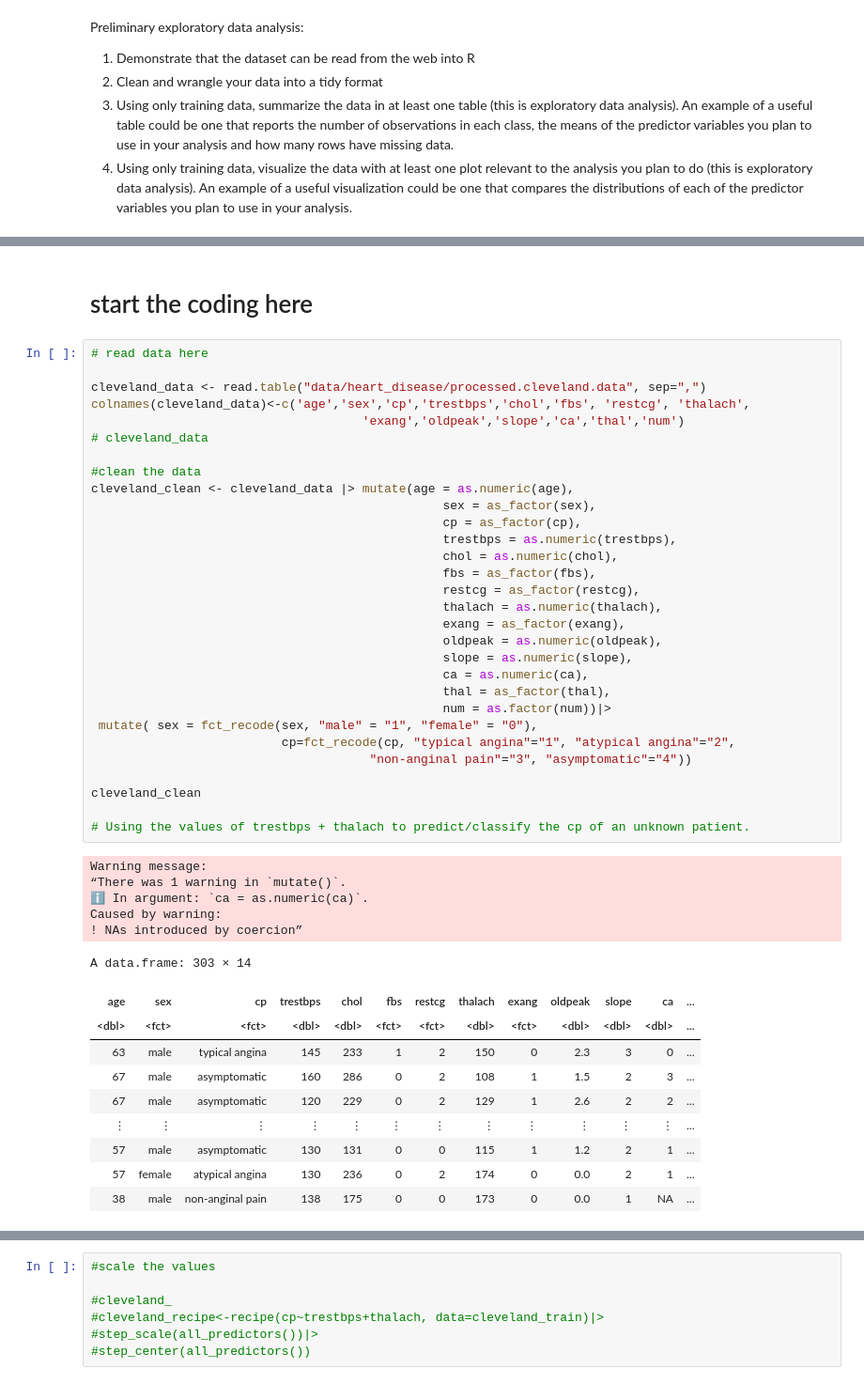
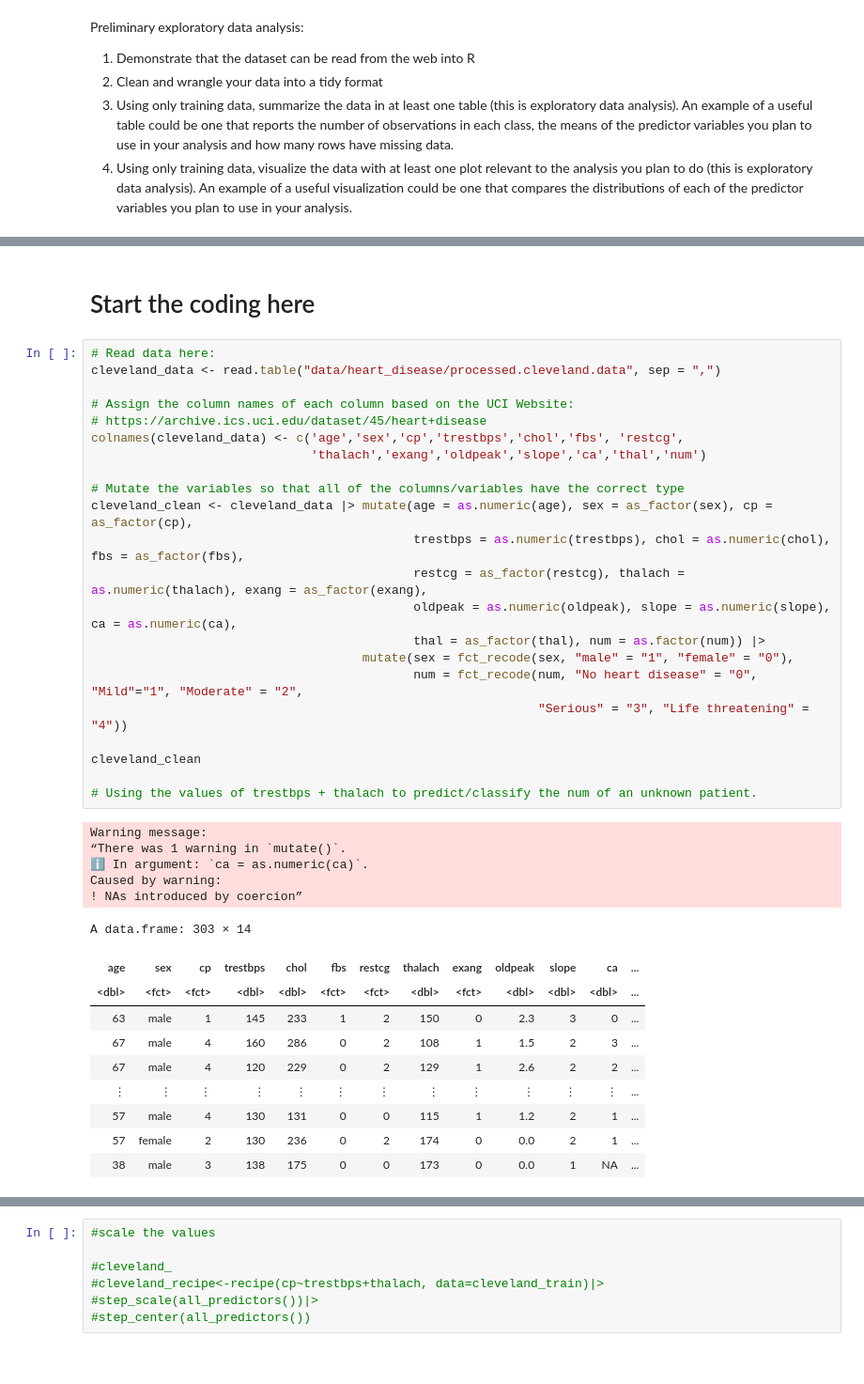
Before and after one commit to VivianFung2005/DSCI-100-s1-project-2024, a Jupyter notebook: project_proposal.ipynb, the cells around one changed output, grey strips where cells are left out. Shown at 94% size. Drawn from its saved outputs; the diff is of its cells as text.

```diff
--- a/project_proposal.ipynb
+++ b/project_proposal.ipynb
@@ -55,50 +64,42 @@ Warning message:
 # %% [markdown]
-# start the coding here
+# Start the coding here
 # %%
-# read data here
+# Read data here:
+cleveland_data <- read.table("data/heart_disease/processed.cleveland.data", sep = ",")
 
-cleveland_data <- read.table("data/heart_disease/processed.cleveland.data", sep=",")
-colnames(cleveland_data)<-c('age','sex','cp','trestbps','chol','fbs', 'restcg', 'thalach',
-                                     'exang','oldpeak','slope','ca','thal','num')
-# cleveland_data
+# Assign the column names of each column based on the UCI Website:
+# https://archive.ics.uci.edu/dataset/45/heart+disease
+colnames(cleveland_data) <- c('age','sex','cp','trestbps','chol','fbs', 'restcg',
+                              'thalach','exang','oldpeak','slope','ca','thal','num')
 
-#clean the data
-cleveland_clean <- cleveland_data |> mutate(age = as.numeric(age),
-                                                sex = as_factor(sex),
-                                                cp = as_factor(cp),
-                                                trestbps = as.numeric(trestbps),
-                                                chol = as.numeric(chol),
-                                                fbs = as_factor(fbs),
-                                                restcg = as_factor(restcg),
-                                                thalach = as.numeric(thalach),
-                                                exang = as_factor(exang),
-                                                oldpeak = as.numeric(oldpeak),
-                                                slope = as.numeric(slope),
-                                                ca = as.numeric(ca),
-                                                thal = as_factor(thal),
-                                                num = as.factor(num))|>
- mutate( sex = fct_recode(sex, "male" = "1", "female" = "0"),
-                          cp=fct_recode(cp, "typical angina"="1", "atypical angina"="2",
-                                      "non-anginal pain"="3", "asymptomatic"="4"))
+# Mutate the variables so that all of the columns/variables have the correct type
+cleveland_clean <- cleveland_data |> mutate(age = as.numeric(age), sex = as_factor(sex), cp = as_factor(cp),
+                                            trestbps = as.numeric(trestbps), chol = as.numeric(chol), fbs = as_factor(fbs),
+                                            restcg = as_factor(restcg), thalach = as.numeric(thalach), exang = as_factor(exang),
+                                            oldpeak = as.numeric(oldpeak), slope = as.numeric(slope), ca = as.numeric(ca),
+                                            thal = as_factor(thal), num = as.factor(num)) |>
+                                     mutate(sex = fct_recode(sex, "male" = "1", "female" = "0"),
+                                            num = fct_recode(num, "No heart disease" = "0", "Mild"="1", "Moderate" = "2",
+                                                             "Serious" = "3", "Life threatening" = "4"))
 
 cleveland_clean
 
-# Using the values of trestbps + thalach to predict/classify the cp of an unknown patient.
+# Using the values of trestbps + thalach to predict/classify the num of an unknown patient.
 # %% [output]
 Warning message:
 “There was 1 warning in `mutate()`.
 ℹ In argument: `ca = as.numeric(ca)`.
 Caused by warning:
 ! NAs introduced by coercion”
 A data.frame: 303 × 14
 | age | sex | cp | trestbps | chol | fbs | restcg | thalach | exang | oldpeak | slope | ca | ... |
 | <dbl> | <fct> | <fct> | <dbl> | <dbl> | <fct> | <fct> | <dbl> | <fct> | <dbl> | <dbl> | <dbl> | ... |
-| 63 | male | typical angina | 145 | 233 | 1 | 2 | 150 | 0 | 2.3 | 3 | 0 | ... |
-| 67 | male | asymptomatic | 160 | 286 | 0 | 2 | 108 | 1 | 1.5 | 2 | 3 | ... |
-| 67 | male | asymptomatic | 120 | 229 | 0 | 2 | 129 | 1 | 2.6 | 2 | 2 | ... |
+| 63 | male | 1 | 145 | 233 | 1 | 2 | 150 | 0 | 2.3 | 3 | 0 | ... |
+| 67 | male | 4 | 160 | 286 | 0 | 2 | 108 | 1 | 1.5 | 2 | 3 | ... |
+| 67 | male | 4 | 120 | 229 | 0 | 2 | 129 | 1 | 2.6 | 2 | 2 | ... |
 | ⋮ | ⋮ | ⋮ | ⋮ | ⋮ | ⋮ | ⋮ | ⋮ | ⋮ | ⋮ | ⋮ | ⋮ | ... |
-| 57 | male | asymptomatic | 130 | 131 | 0 | 0 | 115 | 1 | 1.2 | 2 | 1 | ... |
-| 57 | female | atypical angina | 130 | 236 | 0 | 2 | 174 | 0 | 0.0 | 2 | 1 | ... |
-| 38 | male | non-anginal pain | 138 | 175 | 0 | 0 | 173 | 0 | 0.0 | 1 | NA | ... |
+| 57 | male | 4 | 130 | 131 | 0 | 0 | 115 | 1 | 1.2 | 2 | 1 | ... |
+| 57 | female | 2 | 130 | 236 | 0 | 2 | 174 | 0 | 0.0 | 2 | 1 | ... |
+| 38 | male | 3 | 138 | 175 | 0 | 0 | 173 | 0 | 0.0 | 1 | NA | ... |
 # %%
 set.seed(20)
```
Also changed, not shown: parts of 8 cells of this notebook.
